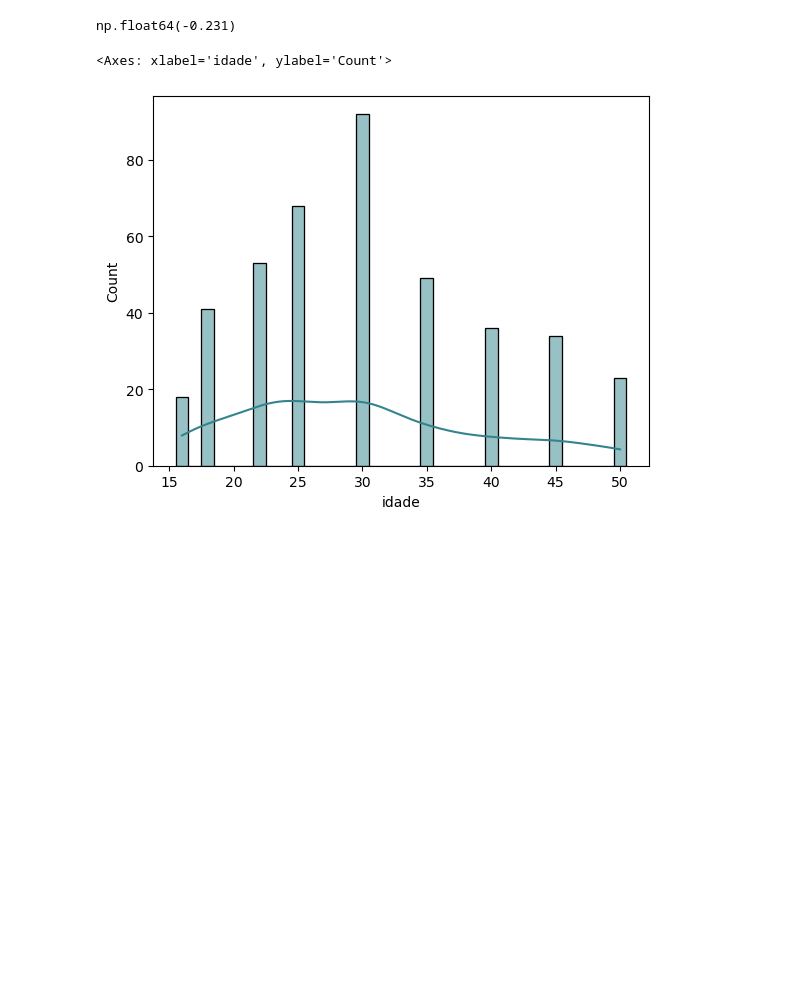
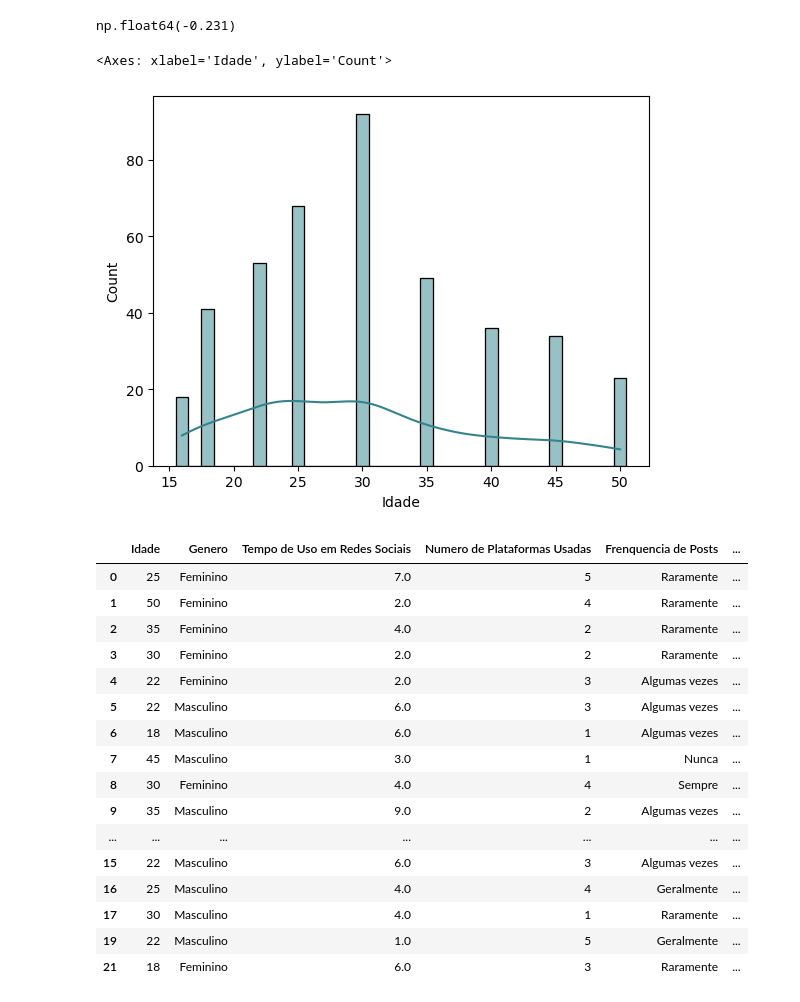
Before and after one commit to Diogonogueirasantos/Influencia-gerada-por-Redes-sociais, a Jupyter notebook: analise_exploratoria.ipynb, the cells around one changed output. Drawn from its saved outputs; the diff is of its cells as text; code cells hidden in the pictures; blank space fills up the shorter version.

```diff
--- a/analise_exploratoria.ipynb
+++ b/analise_exploratoria.ipynb
@@ -205,7 +205,7 @@ Coeficiente_Bowley_outros.round(3)
 # %% [output]
 np.float64(-0.231)
 # %%
-sns.histplot(df_O, x=df_O['idade'], kde=True, discrete=True, color='#33848D')
+sns.histplot(df_O, x=df_O['Idade'], kde=True, discrete=True, color='#33848D')
 # %% [output]
-<Axes: xlabel='idade', ylabel='Count'>
+<Axes: xlabel='Idade', ylabel='Count'>
 [figure]
@@ -211,0 +214,20 @@ sns.histplot(df_O, x=df_O['idade'], kde=True, discrete=True, color='#33848D')
+# %%
+df.head(20)
+# %% [output]
+|  | Idade | Genero | Tempo de Uso em Redes Sociais | Numero de Plataformas Usadas | Frenquencia de Posts | ... |
+| 0 | 25 | Feminino | 7.0 | 5 | Raramente | ... |
+| 1 | 50 | Feminino | 2.0 | 4 | Raramente | ... |
+| 2 | 35 | Feminino | 4.0 | 2 | Raramente | ... |
+| 3 | 30 | Feminino | 2.0 | 2 | Raramente | ... |
+| 4 | 22 | Feminino | 2.0 | 3 | Algumas vezes | ... |
+| 5 | 22 | Masculino | 6.0 | 3 | Algumas vezes | ... |
+| 6 | 18 | Masculino | 6.0 | 1 | Algumas vezes | ... |
+| 7 | 45 | Masculino | 3.0 | 1 | Nunca | ... |
+| 8 | 30 | Feminino | 4.0 | 4 | Sempre | ... |
+| 9 | 35 | Masculino | 9.0 | 2 | Algumas vezes | ... |
+| ... | ... | ... | ... | ... | ... | ... |
+| 15 | 22 | Masculino | 6.0 | 3 | Algumas vezes | ... |
+| 16 | 25 | Masculino | 4.0 | 4 | Geralmente | ... |
+| 17 | 30 | Masculino | 4.0 | 1 | Raramente | ... |
+| 19 | 22 | Masculino | 1.0 | 5 | Geralmente | ... |
+| 21 | 18 | Feminino | 6.0 | 3 | Raramente | ... |
```
Also changed, not shown: parts of 31 cells of this notebook, 5 other files.
